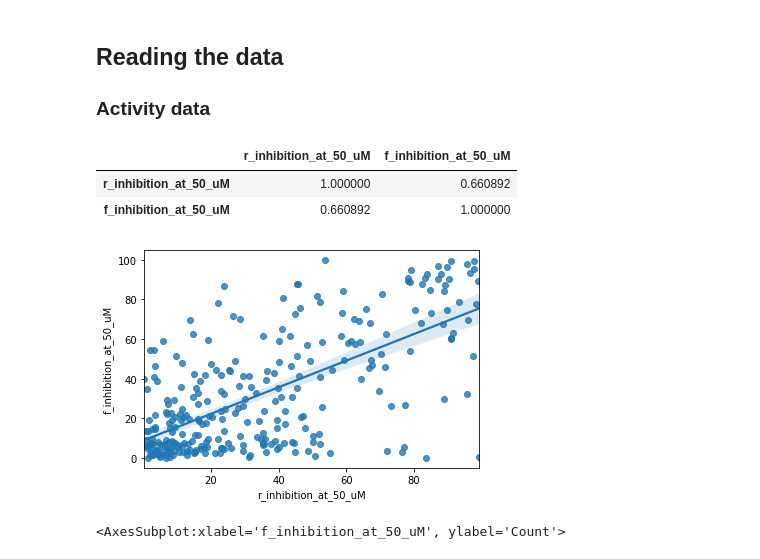
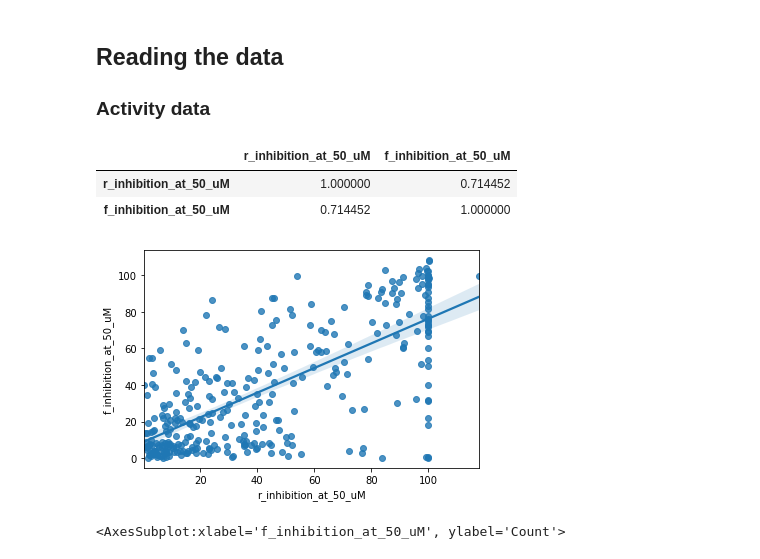
Before and after one commit to caiocrocha/SarsCov2Classifier, a Jupyter notebook: ML.ipynb, the cells around one changed output. Drawn from its saved outputs; the diff is of its cells as text; code cells hidden in the pictures.

Commit message:
Predict activity

```diff
--- a/ML.ipynb
+++ b/ML.ipynb
@@ -48,29 +48,30 @@ import matplotlib.pyplot as plt
 # %%
 def write_data():
     import requests
 
     url = 'https://covid.postera.ai/covid/activity_data.csv'
     r = requests.get(url, allow_redirects=True)
 
     with open('activity_data.csv', 'wb') as f:
         f.write(r.content)
 
 # Fetch activity data
 write_data()
 
 # Read activity data
 activity = pd.read_csv('activity_data.csv')
-tmp = activity.query('r_inhibition_at_50_uM > 0 and r_inhibition_at_50_uM < 100 \
-    and f_inhibition_at_50_uM > 0 and f_inhibition_at_50_uM < 100')
+#tmp = activity.query('r_inhibition_at_50_uM > 0 and r_inhibition_at_50_uM < 100 \
+#    and f_inhibition_at_50_uM > 0 and f_inhibition_at_50_uM < 100')
+tmp = activity.query('r_inhibition_at_50_uM > 0 and f_inhibition_at_50_uM > 0')
 
 # Correlation between "RapidFire" assay and fluorescence assay
 sns.regplot(data=tmp, x='r_inhibition_at_50_uM', y='f_inhibition_at_50_uM')
 tmp[['r_inhibition_at_50_uM','f_inhibition_at_50_uM']].corr()
 # %% [output]
 |  | r_inhibition_at_50_uM | f_inhibition_at_50_uM |
-| r_inhibition_at_50_uM | 1.000000 | 0.660892 |
-| f_inhibition_at_50_uM | 0.660892 | 1.000000 |
+| r_inhibition_at_50_uM | 1.000000 | 0.714452 |
+| f_inhibition_at_50_uM | 0.714452 | 1.000000 |
-[figure, old version]
+[figure, new version]
 # %%
 # Remove activators (inhibition < 0)
 activity.dropna(subset=['f_inhibition_at_50_uM'], inplace=True)
```
Also changed, not shown: parts of 16 cells of this notebook, 15 other files.
